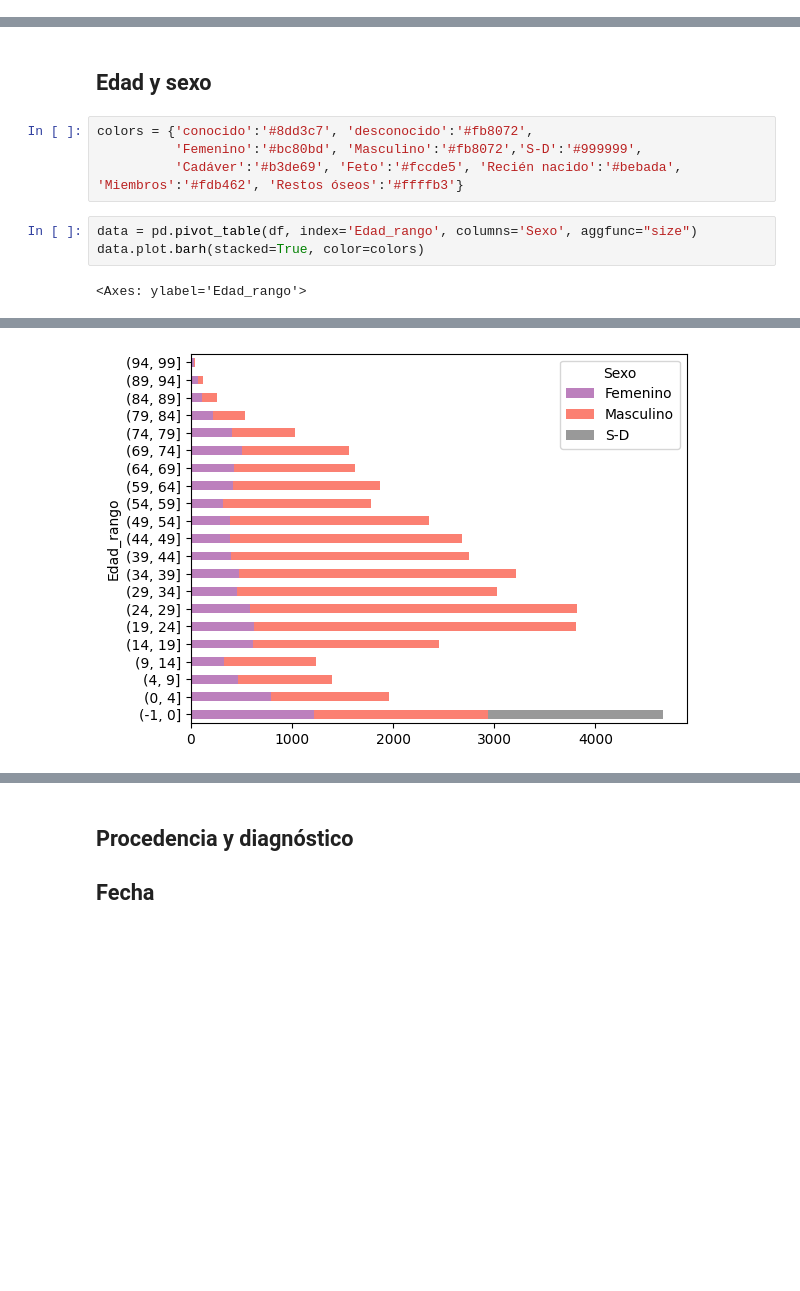
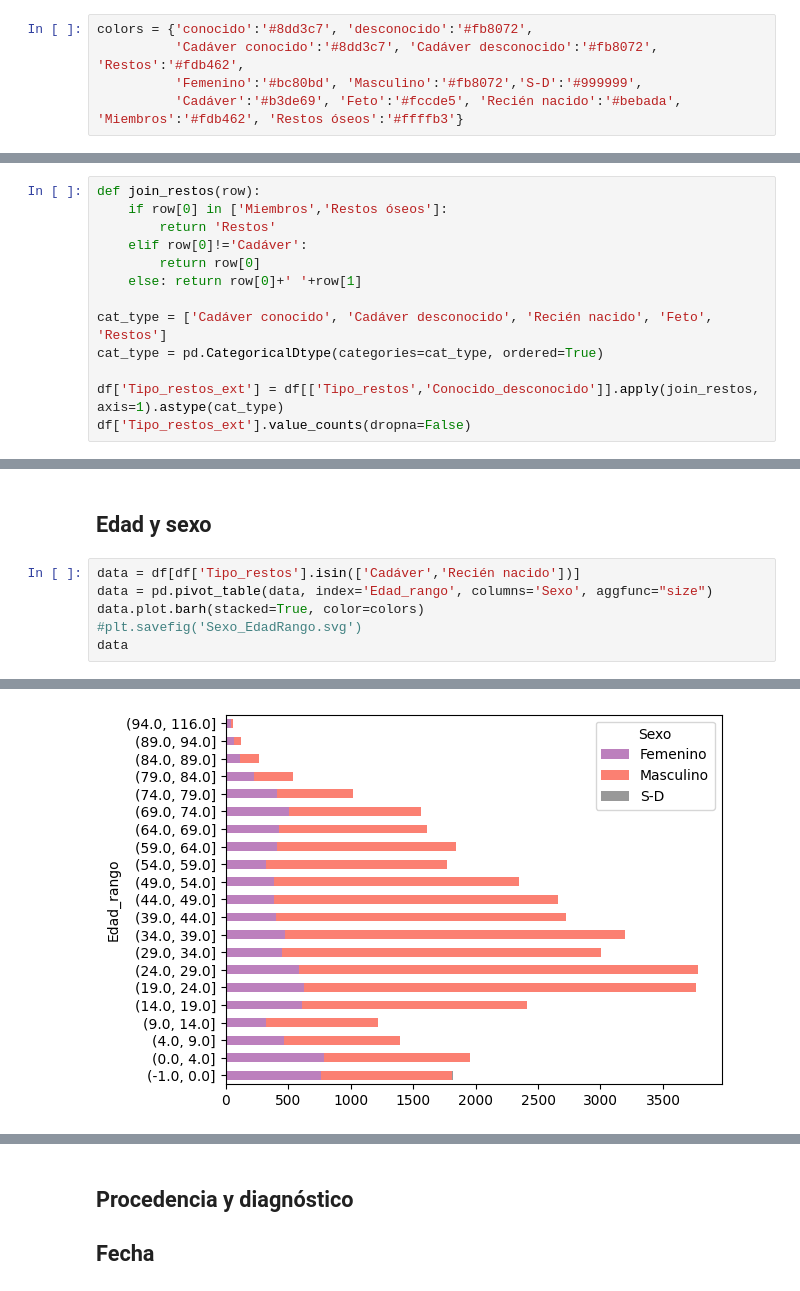
Before and after one commit to mar-esther23/SEMEFO_busqueda, a Jupyter notebook: BO_demografico.ipynb, the cells around one changed output, grey strips where cells are left out. Saved outputs shown, nothing was run; the diff lists cells and outputs as text; blank space fills up the shorter version.

```diff
--- a/BO_demografico.ipynb
+++ b/BO_demografico.ipynb
@@ -13,6 +13,11 @@ def summary_top_series(s, n_values=5, sep=', ', **kwargs):
     s = s.to_dict()
     s = sep.join([f"{k} ({v})" for k,v in s.items()])
     return s
+# %%
+colors = {'conocido':'#8dd3c7', 'desconocido':'#fb8072',
+          'Cadáver conocido':'#8dd3c7', 'Cadáver desconocido':'#fb8072', 'Restos':'#fdb462',
+          'Femenino':'#bc80bd', 'Masculino':'#fb8072','S-D':'#999999',
+          'Cadáver':'#b3de69', 'Feto':'#fccde5', 'Recién nacido':'#bebada', 'Miembros':'#fdb462', 'Restos óseos':'#ffffb3'}
 # %%
 df = pd.read_pickle('data_clean/SEMEFO_BO_all.pkl')
 df['Bitacora_ingresos'] = df['Bitacora_ingresos'].apply(lambda s: s.replace('semefo_df_bo_',''))
@@ -110,0 +134,13 @@ data
+# %%
+def join_restos(row):
+    if row[0] in ['Miembros','Restos óseos']:
+        return 'Restos'
+    elif row[0]!='Cadáver':
+        return row[0]
+    else: return row[0]+' '+row[1]
+
+cat_type = ['Cadáver conocido', 'Cadáver desconocido', 'Recién nacido', 'Feto', 'Restos']
+cat_type = pd.CategoricalDtype(categories=cat_type, ordered=True)
+
+df['Tipo_restos_ext'] = df[['Tipo_restos','Conocido_desconocido']].apply(join_restos, axis=1).astype(cat_type)
+df['Tipo_restos_ext'].value_counts(dropna=False)
@@ -148,11 +206,9 @@ data / data.sum() * 100
 # %% [markdown]
 ## Edad y sexo
-# %%
-colors = {'conocido':'#8dd3c7', 'desconocido':'#fb8072',
-          'Femenino':'#bc80bd', 'Masculino':'#fb8072','S-D':'#999999',
-          'Cadáver':'#b3de69', 'Feto':'#fccde5', 'Recién nacido':'#bebada', 'Miembros':'#fdb462', 'Restos óseos':'#ffffb3'}
 # %%
-data = pd.pivot_table(df, index='Edad_rango', columns='Sexo', aggfunc="size")
+data = df[df['Tipo_restos'].isin(['Cadáver','Recién nacido'])]
+data = pd.pivot_table(data, index='Edad_rango', columns='Sexo', aggfunc="size")
 data.plot.barh(stacked=True, color=colors)
+#plt.savefig('Sexo_EdadRango.svg')
+data
 # %% [output]
-<Axes: ylabel='Edad_rango'>
@@ -159,2 +233,2 @@ data.plot.barh(stacked=True, color=colors)
-[figure, old version]
+[figure, new version]
 # %%
```
Also changed, not shown: parts of 16 cells of this notebook, 3 other files.
